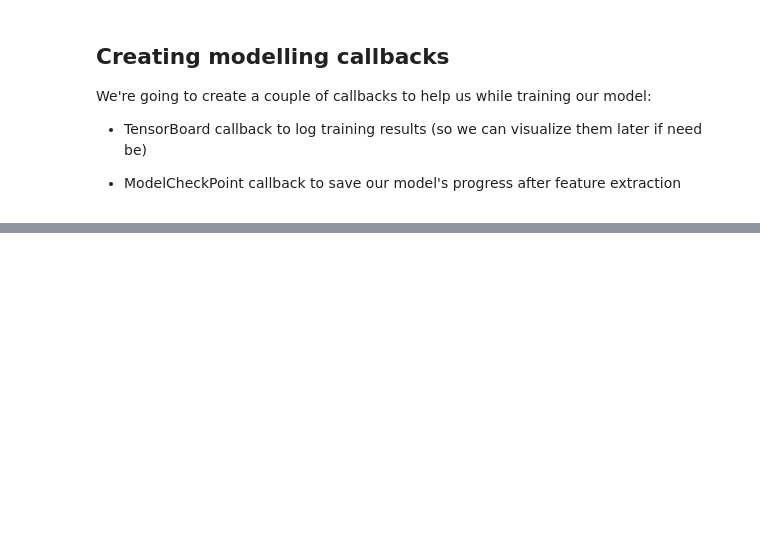
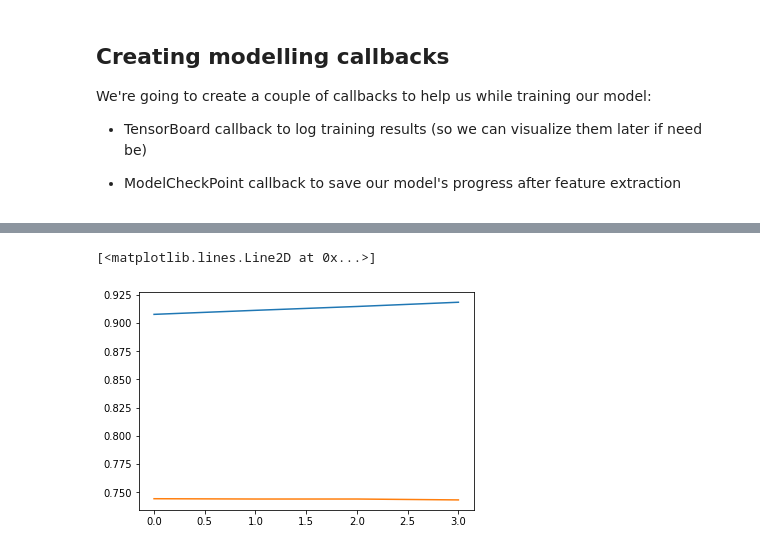
Before and after one commit to shashwat9kumar/ML-And-DataScience, a Jupyter notebook: Tensorflow/07_milestone_project_1_food_vision.ipynb, the cells around one changed output, grey strips where cells are left out. Cells and saved outputs as stored; diff of their text form; code cells hidden in the pictures; blank space fills up the shorter version.

```diff
--- a/Tensorflow/07_milestone_project_1_food_vision.ipynb
+++ b/Tensorflow/07_milestone_project_1_food_vision.ipynb
@@ -262,0 +559,6 @@ model_checkpoint = tf.keras.callbacks.ModelCheckpoint(checkpoint_path,
+# %%
+plt.plot(history_101_food_classes_all_data_fine_tune_2.history["accuracy"])
+plt.plot(history_101_food_classes_all_data_fine_tune_2.history["val_accuracy"])
+# %% [output]
+[<matplotlib.lines.Line2D at 0x...>]
+[figure, added]
```
Also changed, not shown: parts of 37 cells of this notebook.
